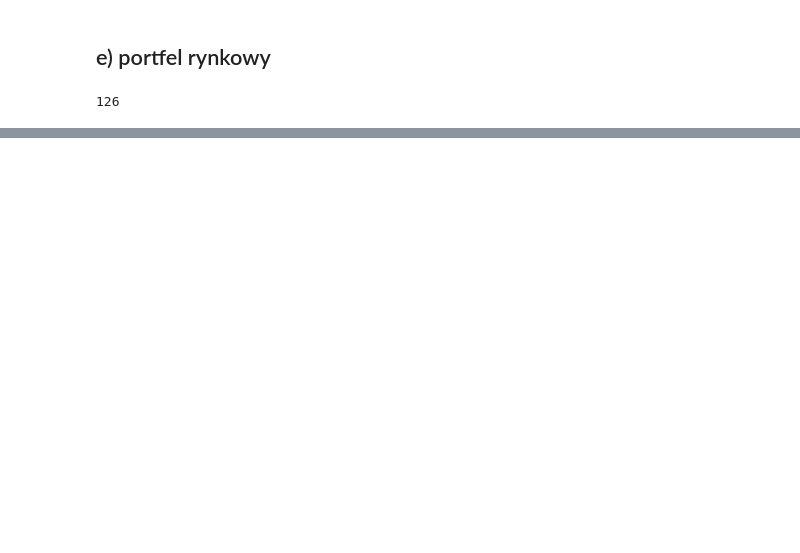
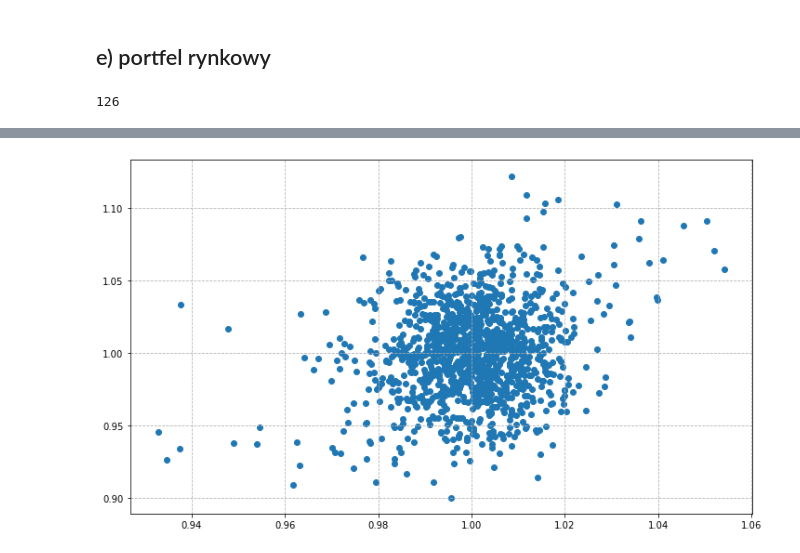
Before and after one commit to KatarzynaTurbanska/enterprise_risk_management, a Jupyter notebook: Prezentacja 3/dywersyfikacja.ipynb, the cells around one changed output, grey strips where cells are left out. Saved outputs shown, nothing was run; the diff lists cells and outputs as text; code cells hidden in the pictures; blank space fills up the shorter version.

```diff
--- a/Prezentacja 3/dywersyfikacja.ipynb
+++ b/Prezentacja 3/dywersyfikacja.ipynb
@@ -176,0 +220,11 @@ plt.show()
+# %%
+pln_usd['MonthlyAverage'] = (pln_usd.groupby(pln_usd['Date'].dt.to_period('M'))
+                          ['Close'].transform('mean')
+                       )
+# %%
+pln_usd_close = pln_usd['Close']/pln_usd['MonthlyAverage']
+# %%
+cocoa['MonthlyAverage'] = (cocoa.groupby(cocoa['Date'].dt.to_period('M'))
+                          ['Close/Last'].transform('mean'))
+# %%
+cocoa_close = cocoa['Close/Last']/cocoa['MonthlyAverage']
@@ -176,0 +234,5 @@ plt.show()
+# %%
+plt.scatter(pln_usd_close,cocoa_close)
+plt.show()
+# %% [output]
+[figure, added]
```
Also changed, not shown: parts of 42 cells of this notebook.
